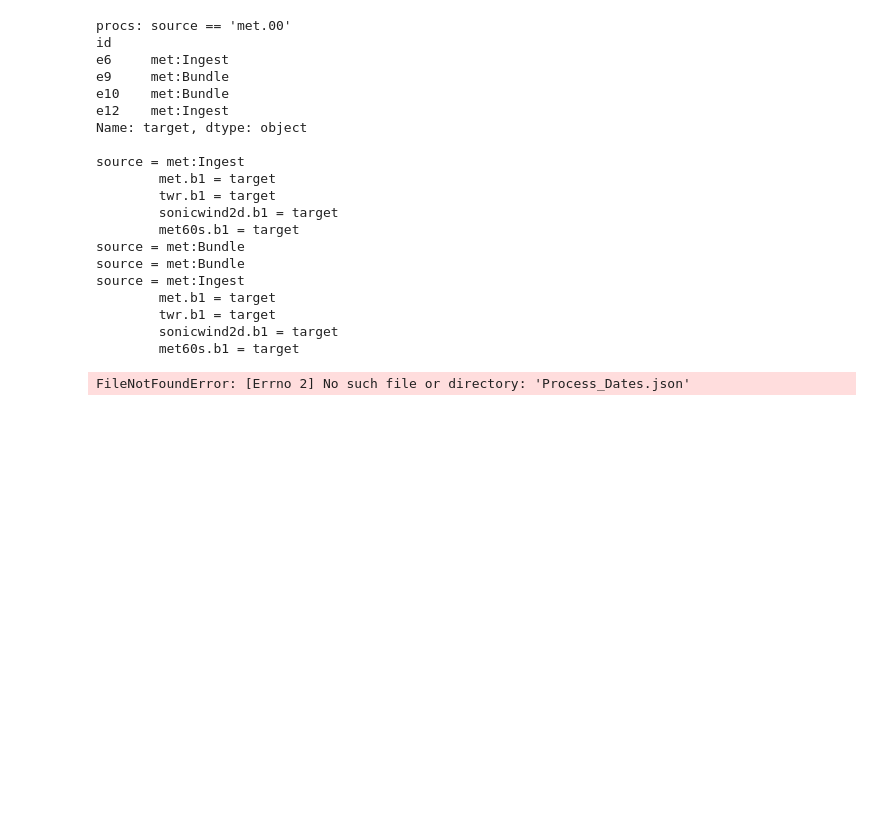
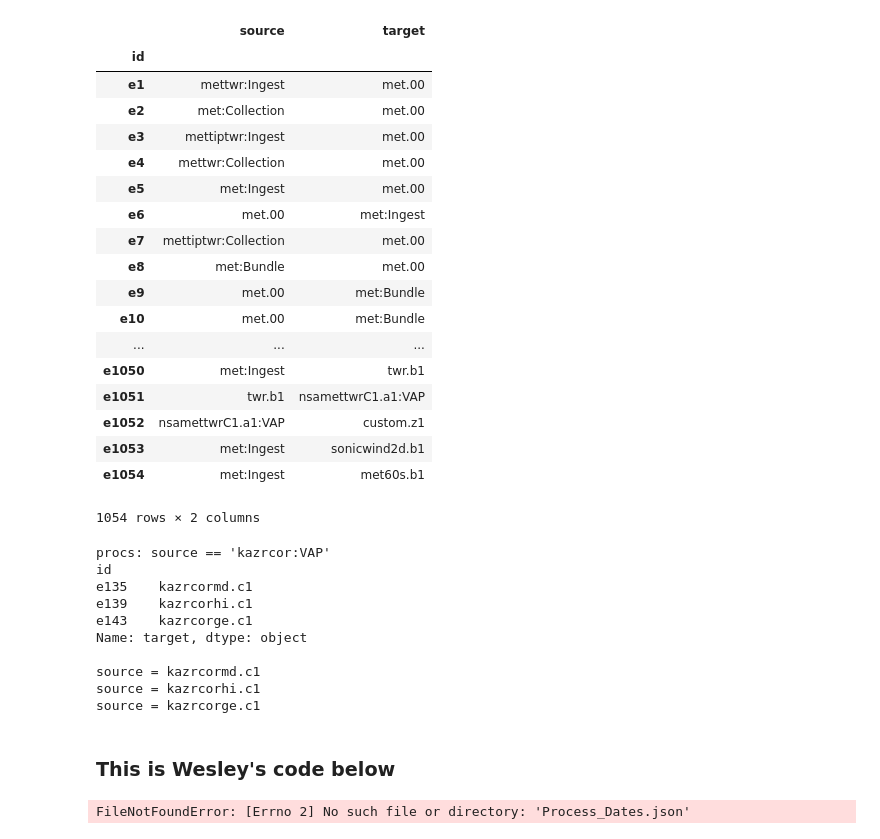
Before and after one commit to michaeltg12/dsdb_graphml, a Jupyter notebook: Lasso_Strategy_2_Send.ipynb, the cells around one changed output. Saved outputs shown, nothing was run; the diff lists cells and outputs as text; code cells hidden in the pictures; blank space fills up the shorter version.

```diff
--- a/Lasso_Strategy_2_Send.ipynb
+++ b/Lasso_Strategy_2_Send.ipynb
@@ -152,6 +156,29 @@ nodes_df
+# %%
+edges_df
+# %% [output]
+|  | source | target |
+| id |  |  |
+| e1 | mettwr:Ingest | met.00 |
+| e2 | met:Collection | met.00 |
+| e3 | mettiptwr:Ingest | met.00 |
+| e4 | mettwr:Collection | met.00 |
+| e5 | met:Ingest | met.00 |
+| e6 | met.00 | met:Ingest |
+| e7 | mettiptwr:Collection | met.00 |
+| e8 | met:Bundle | met.00 |
+| e9 | met.00 | met:Bundle |
+| e10 | met.00 | met:Bundle |
+| ... | ... | ... |
+| e1050 | met:Ingest | twr.b1 |
+| e1051 | twr.b1 | nsamettwrC1.a1:VAP |
+| e1052 | nsamettwrC1.a1:VAP | custom.z1 |
+| e1053 | met:Ingest | sonicwind2d.b1 |
+| e1054 | met:Ingest | met60s.b1 |
+1054 rows × 2 columns
 # %%
-procs = edges_df.query("source == 'met.00'")['target']
-print("procs: source == 'met.00'\n{}\n".format(procs))
+source_term = "kazrcor:VAP"
+procs = edges_df.query(f"source == '{source_term}'")["target"]
+print("procs: source == '{}'\n{}\n".format(source_term, procs))
 for proc in procs:
     print("source = {}".format(proc))
     targets = edges_df.query("source == '{}'".format(proc))["target"]
@@ -159,26 +186,18 @@ for proc in procs:
         if "Ingest" in proc and target[-2] != "0":
             print("\t{} = target".format(target))
 # %% [output]
-procs: source == 'met.00'
+procs: source == 'kazrcor:VAP'
 id
-e6     met:Ingest
-e9     met:Bundle
-e10    met:Bundle
-e12    met:Ingest
+e135    kazrcormd.c1
+e139    kazrcorhi.c1
+e143    kazrcorge.c1
 Name: target, dtype: object
 
-source = met:Ingest
-        met.b1 = target
-        twr.b1 = target
-        sonicwind2d.b1 = target
-        met60s.b1 = target
-source = met:Bundle
-source = met:Bundle
-source = met:Ingest
-        met.b1 = target
-        twr.b1 = target
-        sonicwind2d.b1 = target
-        met60s.b1 = target
+source = kazrcormd.c1
+source = kazrcorhi.c1
+source = kazrcorge.c1
+# %% [markdown]
+### This is Wesley's code below
 # %%
 # coding: utf-8
 
```
Also changed, not shown: parts of 3 cells of this notebook.
